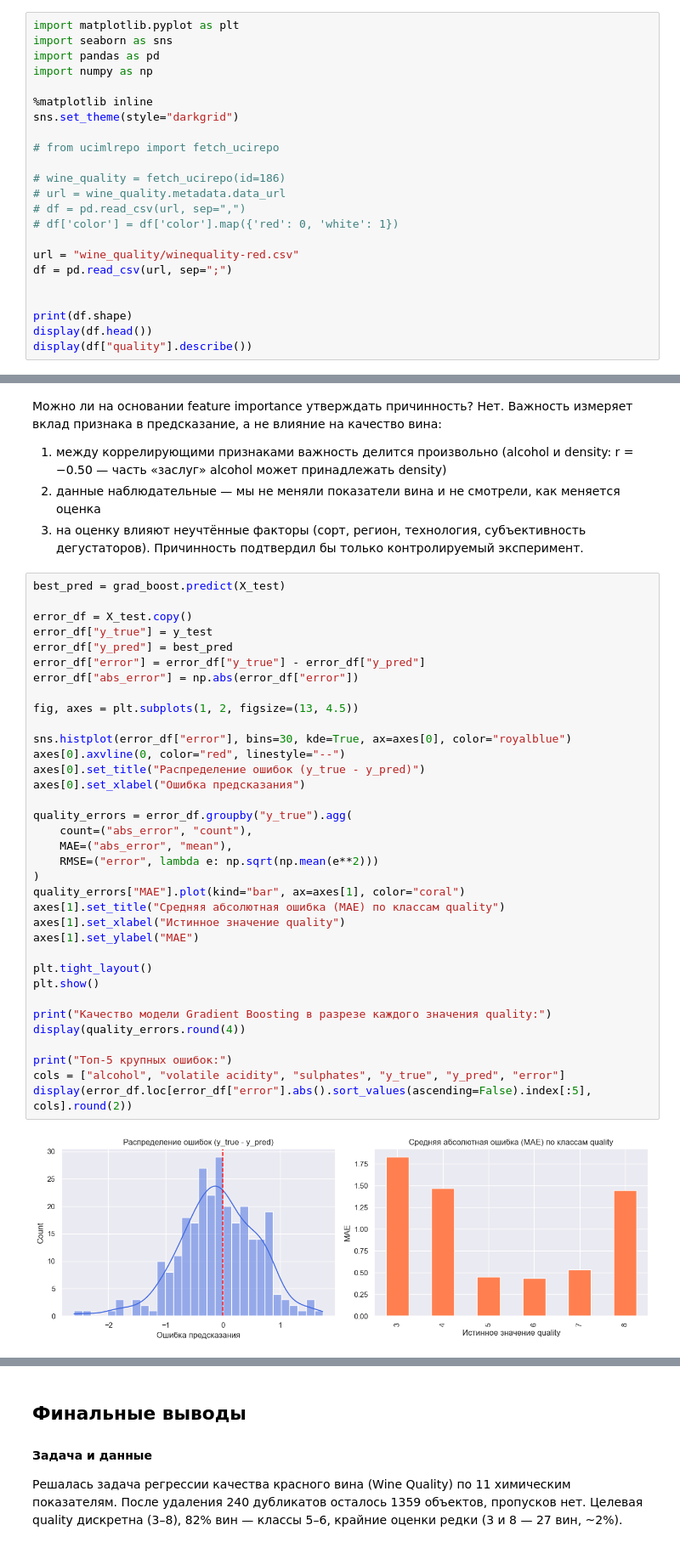
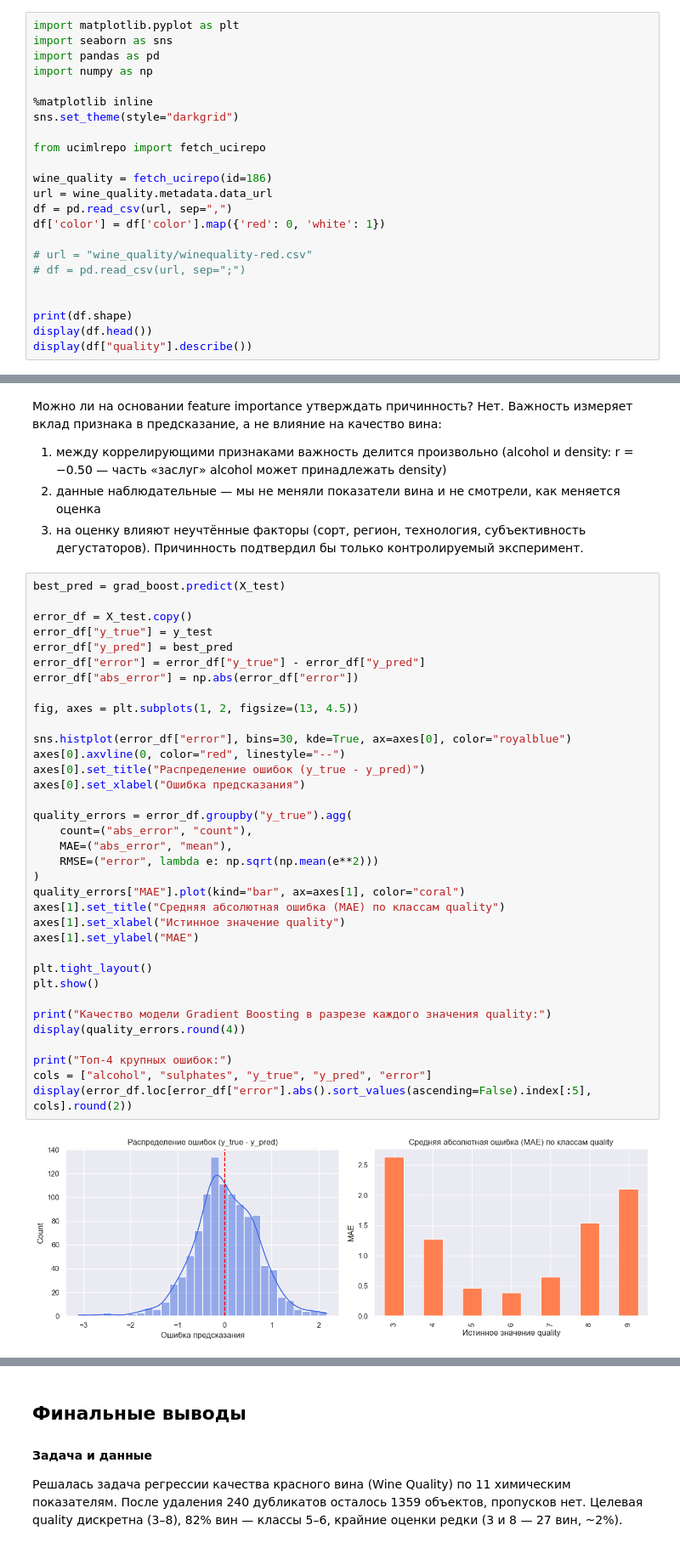
Before and after one commit to CerN04/ml_course_mai, a Jupyter notebook: regression/lab1_ml.ipynb, the cells around one changed output, grey strips where cells are left out. Shown at 85% size. Cells and saved outputs as stored; diff of their text form.

Commit message:
Dataset change: red to red+white

```diff
--- a/regression/lab1_ml.ipynb
+++ b/regression/lab1_ml.ipynb
@@ -11,15 +11,15 @@ import numpy as np
 %matplotlib inline
 sns.set_theme(style="darkgrid")
 
-# from ucimlrepo import fetch_ucirepo
+from ucimlrepo import fetch_ucirepo
 
-# wine_quality = fetch_ucirepo(id=186)
-# url = wine_quality.metadata.data_url
-# df = pd.read_csv(url, sep=",")
-# df['color'] = df['color'].map({'red': 0, 'white': 1})
+wine_quality = fetch_ucirepo(id=186)
+url = wine_quality.metadata.data_url
+df = pd.read_csv(url, sep=",")
+df['color'] = df['color'].map({'red': 0, 'white': 1})
 
-url = "wine_quality/winequality-red.csv"
-df = pd.read_csv(url, sep=";")
+# url = "wine_quality/winequality-red.csv"
+# df = pd.read_csv(url, sep=";")
 
 
 print(df.shape)
@@ -395,33 +397,33 @@ error_df = X_test.copy()
 error_df["y_true"] = y_test
 error_df["y_pred"] = best_pred
 error_df["error"] = error_df["y_true"] - error_df["y_pred"]
 error_df["abs_error"] = np.abs(error_df["error"])
 
 fig, axes = plt.subplots(1, 2, figsize=(13, 4.5))
 
 sns.histplot(error_df["error"], bins=30, kde=True, ax=axes[0], color="royalblue")
 axes[0].axvline(0, color="red", linestyle="--")
 axes[0].set_title("Распределение ошибок (y_true - y_pred)")
 axes[0].set_xlabel("Ошибка предсказания")
 
 quality_errors = error_df.groupby("y_true").agg(
     count=("abs_error", "count"),
     MAE=("abs_error", "mean"),
     RMSE=("error", lambda e: np.sqrt(np.mean(e**2)))
 )
 quality_errors["MAE"].plot(kind="bar", ax=axes[1], color="coral")
 axes[1].set_title("Средняя абсолютная ошибка (MAE) по классам quality")
 axes[1].set_xlabel("Истинное значение quality")
 axes[1].set_ylabel("MAE")
 
 plt.tight_layout()
 plt.show()
 
 print("Качество модели Gradient Boosting в разрезе каждого значения quality:")
 display(quality_errors.round(4))
 
-print("Топ-5 крупных ошибок:")
-cols = ["alcohol", "volatile acidity", "sulphates", "y_true", "y_pred", "error"]
+print("Топ-4 крупных ошибок:")
+cols = ["alcohol", "sulphates", "y_true", "y_pred", "error"]
 display(error_df.loc[error_df["error"].abs().sort_values(ascending=False).index[:5], cols].round(2))
 # %% [output]
-[figure, old version]
+[figure, new version]
```
Also changed, not shown: parts of 11 cells of this notebook.
